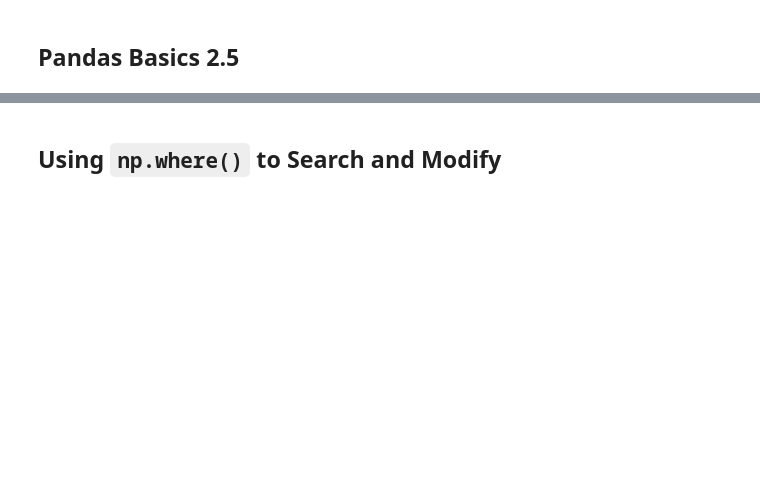
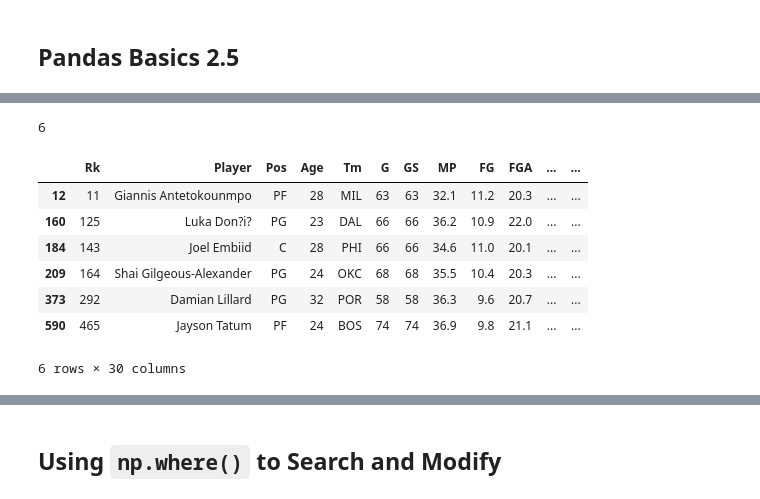
Before and after one commit to OptimalDecisions/sports-analytics-foundations, a Jupyter notebook: pandas-basics/Pandas_Basics_2_5_Filtering_Data.ipynb, the cells around one changed output, grey strips where cells are left out. Drawn from its saved outputs; the diff is of its cells as text; code cells hidden in the pictures; blank space fills up the shorter version.

```diff
--- a/pandas-basics/Pandas_Basics_2_5_Filtering_Data.ipynb
+++ b/pandas-basics/Pandas_Basics_2_5_Filtering_Data.ipynb
@@ -28,0 +50,16 @@
+# %%
+cond = df['PTS'] > 30
+print(cond.sum())
+# %% [output]
+6
+# %%
+df[cond]
+# %% [output]
+|  | Rk | Player | Pos | Age | Tm | G | GS | MP | FG | FGA | ... | ... |
+| 12 | 11 | Giannis Antetokounmpo | PF | 28 | MIL | 63 | 63 | 32.1 | 11.2 | 20.3 | ... | ... |
+| 160 | 125 | Luka Don?i? | PG | 23 | DAL | 66 | 66 | 36.2 | 10.9 | 22.0 | ... | ... |
+| 184 | 143 | Joel Embiid | C | 28 | PHI | 66 | 66 | 34.6 | 11.0 | 20.1 | ... | ... |
+| 209 | 164 | Shai Gilgeous-Alexander | PG | 24 | OKC | 68 | 68 | 35.5 | 10.4 | 20.3 | ... | ... |
+| 373 | 292 | Damian Lillard | PG | 32 | POR | 58 | 58 | 36.3 | 9.6 | 20.7 | ... | ... |
+| 590 | 465 | Jayson Tatum | PF | 24 | BOS | 74 | 74 | 36.9 | 9.8 | 21.1 | ... | ... |
+6 rows × 30 columns
```
Also changed, not shown: parts of 30 cells of this notebook.
